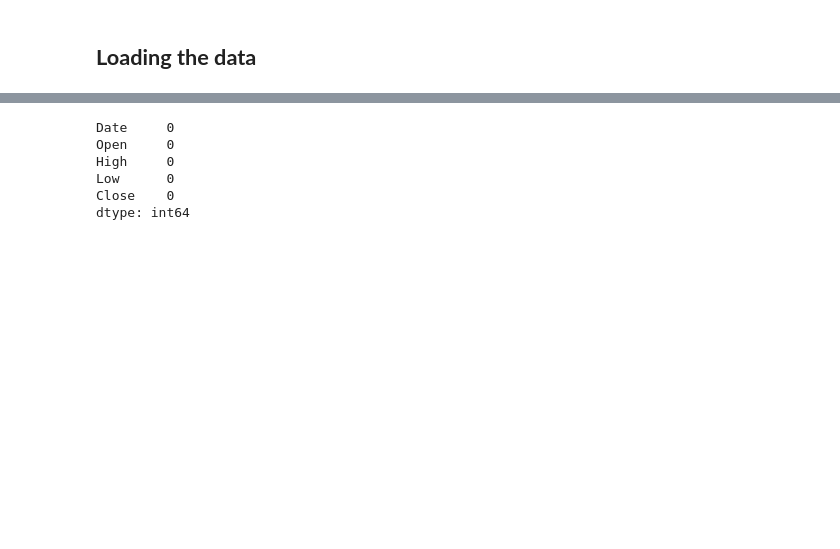
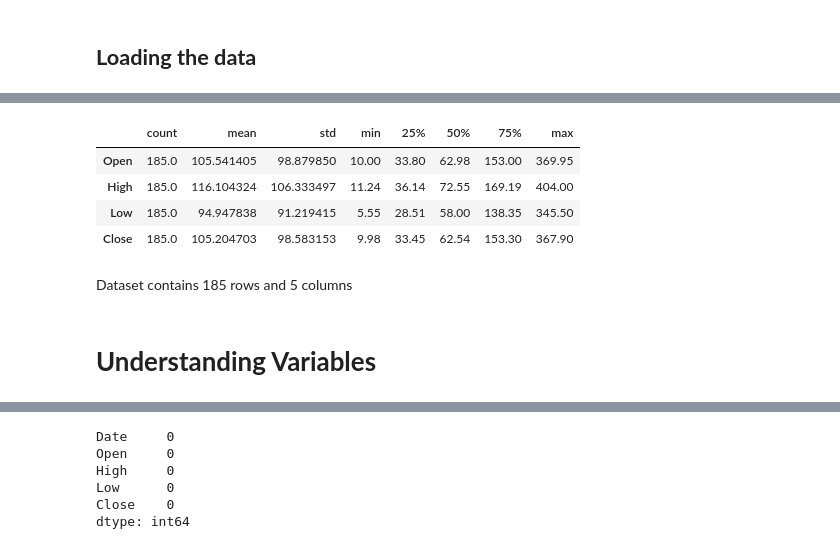
Before and after one commit to Vaibhav-Dangar/YES_BANK_STOCK_CLOSING_PRICE, a Jupyter notebook: YES_BANK_STOCK_PRICE_PREDICTION.ipynb, the cells around one changed output, grey strips where cells are left out. Drawn from its saved outputs; the diff is of its cells as text; code cells hidden in the pictures; blank space fills up the shorter version.

```diff
--- a/YES_BANK_STOCK_PRICE_PREDICTION.ipynb
+++ b/YES_BANK_STOCK_PRICE_PREDICTION.ipynb
@@ -61,0 +82,13 @@ Index(['Date', 'Open', 'High', 'Low', 'Close'], dtype='object')
+# %%
+#Looking for the description of the dataset to get insights of the data
+stock_df.describe().T
+# %% [output]
+|  | count | mean | std | min | 25% | 50% | 75% | max |
+| Open | 185.0 | 105.541405 | 98.879850 | 10.00 | 33.80 | 62.98 | 153.00 | 369.95 |
+| High | 185.0 | 116.104324 | 106.333497 | 11.24 | 36.14 | 72.55 | 169.19 | 404.00 |
+| Low | 185.0 | 94.947838 | 91.219415 | 5.55 | 28.51 | 58.00 | 138.35 | 345.50 |
+| Close | 185.0 | 105.204703 | 98.583153 | 9.98 | 33.45 | 62.54 | 153.30 | 367.90 |
+# %% [markdown]
+Dataset contains 185 rows and 5 columns
+# %% [markdown]
+# **Understanding Variables**
```
Also changed, not shown: parts of 65 cells of this notebook.
